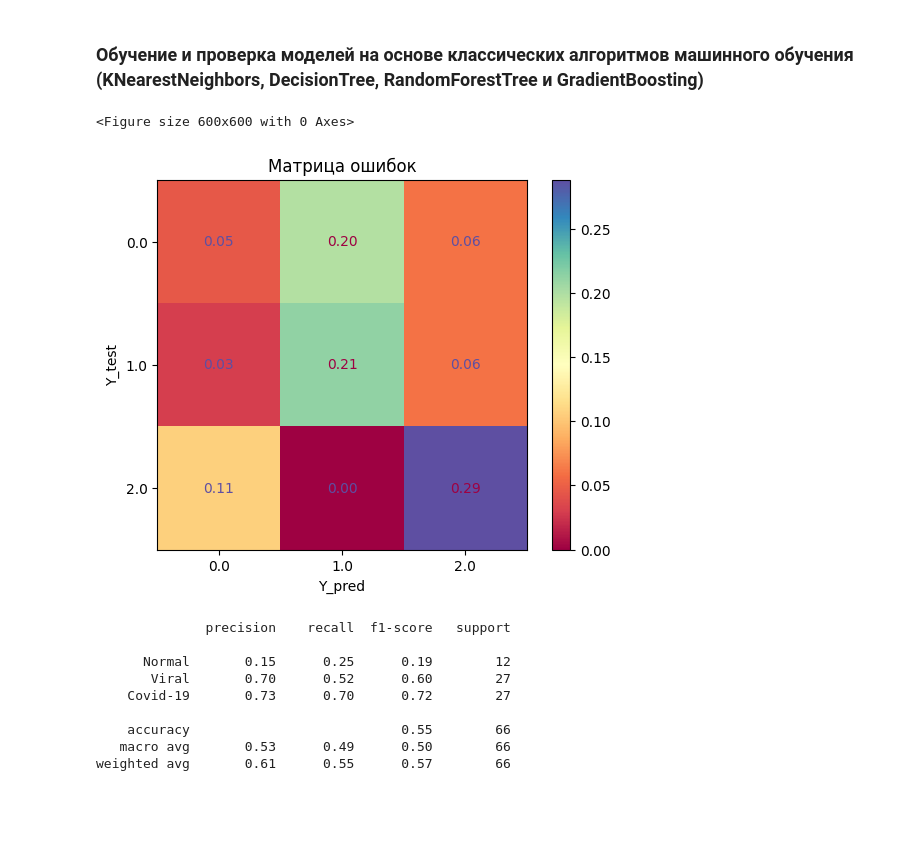
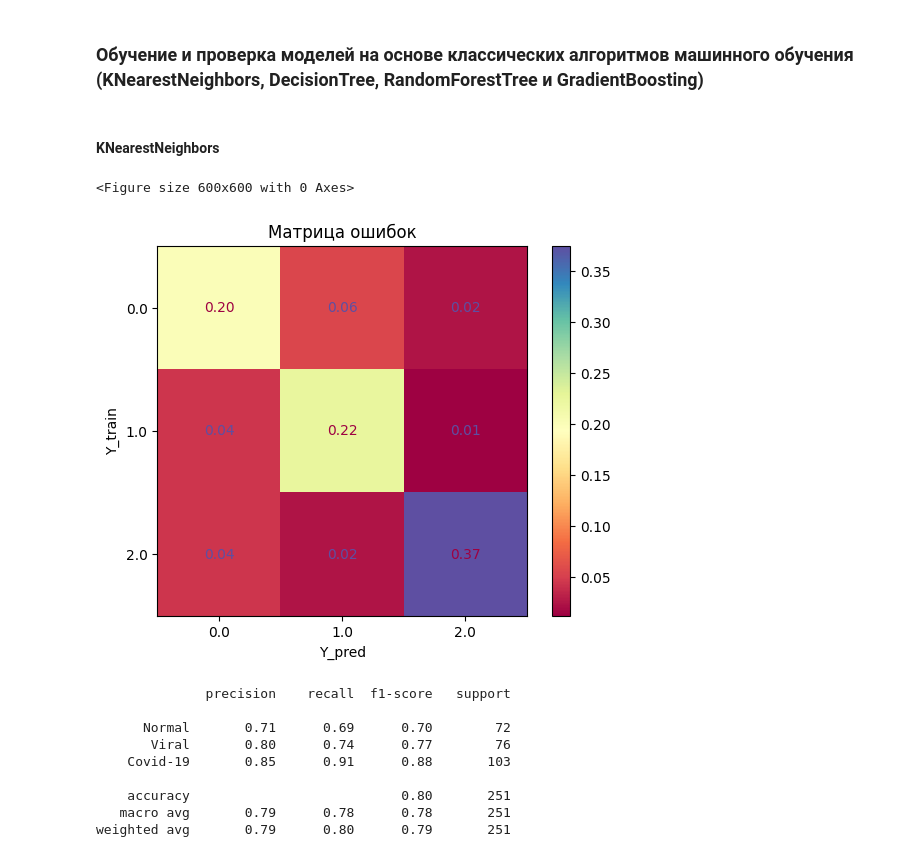
Before and after one commit to avkolchin1995/COVID-19-detection-ML-DL, a Jupyter notebook: COVID-19-detection-ML-DL.ipynb, the cells around one changed output. Saved outputs shown, nothing was run; the diff lists cells and outputs as text; code cells hidden in the pictures; blank space fills up the shorter version.

```diff
--- a/COVID-19-detection-ML-DL.ipynb
+++ b/COVID-19-detection-ML-DL.ipynb
@@ -58,7 +57,7 @@ def lbp_features(image):
     # Извлечение LBP-признаков
     lbp = local_binary_pattern(
         image=image,
-        P=512,
+        P=16,
         R=1,
         method='uniform'
         )
@@ -178,33 +177,35 @@ y_test_covid = np.full(test_covid_count, 2)
 y_test = np.concatenate([y_test_normal, y_test_viral, y_test_covid])
 # %% [markdown]
 ### Обучение и проверка моделей на основе классических алгоритмов машинного обучения (KNearestNeighbors, DecisionTree, RandomForestTree и GradientBoosting)
+# %% [markdown]
+#### KNearestNeighbors
 # %%
 # Обучение и проверка модели на основе KNearestNeighbors
 model_KNN = KNeighborsClassifier(n_neighbors=10**1) # инициализация модели на основе KNearestNeighbors
 model_KNN.fit(X_train,y_train) # обучение модели
-y_pred = model_KNN.predict(X_test) # тестирование модели
-cm_model_KNN = confusion_matrix(y_test,y_pred, normalize='all') # матрица ошибок
+y_pred = model_KNN.predict(X_train) # тестирование модели
+cm_model_KNN = confusion_matrix(y_train,y_pred, normalize='all') # матрица ошибок
 #
 #Визуализация матрицы ошибок
 plt.figure(figsize=(6,6))
 graph = ConfusionMatrixDisplay(confusion_matrix=cm_model_KNN, display_labels=model_KNN.classes_)
 graph.plot(cmap='Spectral', values_format='.2f')
 plt.xlabel('Y_pred')
-plt.ylabel('Y_test')
+plt.ylabel('Y_train')
 plt.title('Матрица ошибок')
 plt.show()
 #
 # Отчет по классификации
-print(classification_report(y_pred,y_test, target_names=['Normal','Viral','Covid-19']))
+print(classification_report(y_pred,y_train, target_names=['Normal','Viral','Covid-19']))
 # %% [output]
 <Figure size 600x600 with 0 Axes>
-[figure, old version]
+[figure, new version]
               precision    recall  f1-score   support
 
-      Normal       0.15      0.25      0.19        12
-       Viral       0.70      0.52      0.60        27
-    Covid-19       0.73      0.70      0.72        27
+      Normal       0.71      0.69      0.70        72
+       Viral       0.80      0.74      0.77        76
+    Covid-19       0.85      0.91      0.88       103
 
-    accuracy                           0.55        66
-   macro avg       0.53      0.49      0.50        66
-weighted avg       0.61      0.55      0.57        66
+    accuracy                           0.80       251
+   macro avg       0.79      0.78      0.78       251
+weighted avg       0.79      0.80      0.79       251
```
Also changed, not shown: parts of 17 cells of this notebook.
